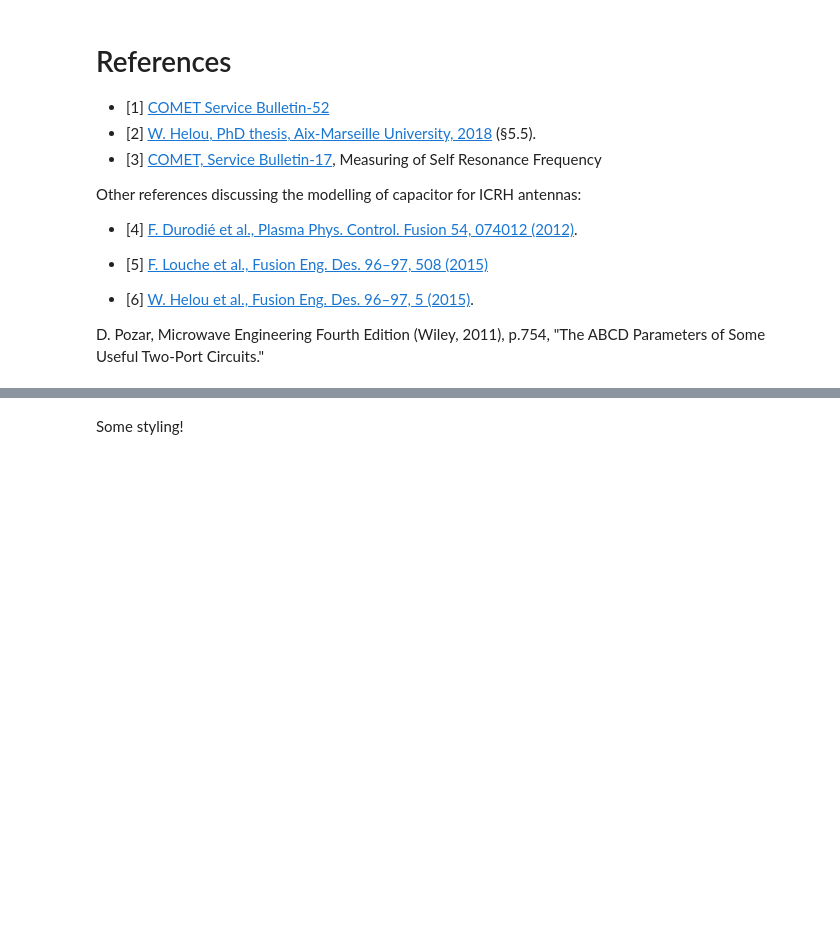
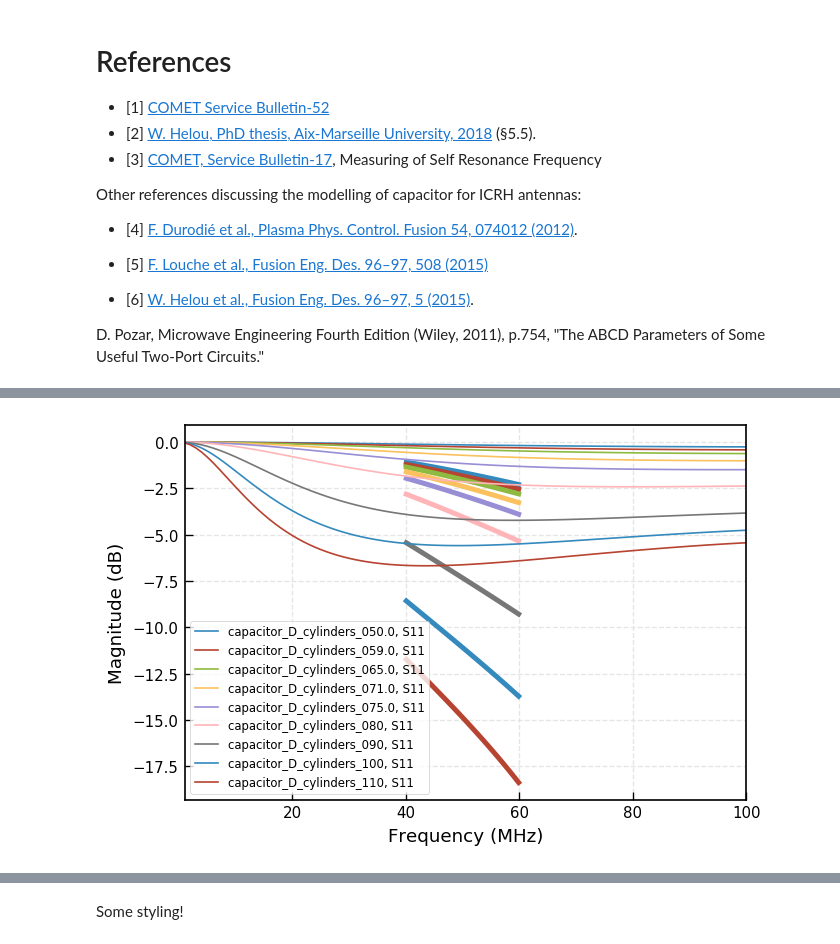
Before and after one commit to jhillairet/RFPPC2019, a Jupyter notebook: notebooks/WEST ICRH Antenna Capacitors.ipynb, the cells around one changed output, grey strips where cells are left out. Cells and saved outputs as stored; diff of their text form; code cells hidden in the pictures; blank space fills up the shorter version.

Commit message:
Added comparison at the end with simple RLC circuit

```diff
--- a/notebooks/WEST ICRH Antenna Capacitors.ipynb
+++ b/notebooks/WEST ICRH Antenna Capacitors.ipynb
@@ -336,0 +355,28 @@ D. Pozar, Microwave Engineering Fourth Edition (Wiley, 2011), p.754, "The ABCD P
+# %%
+def fit_capa_simple(X, ntw_ref):
+    ''' objective function to minimize '''
+    C, L = X
+    ntw = eq_capa_simple(C, L).interpolate(ntw_ref.frequency)
+    # residuals for real and imaginary parts of both S11 and S21
+    chi = np.r_[np.real(ntw.s[:,0,0])**2 - np.real(ntw_ref.s[:,0,0])**2,
+                np.imag(ntw.s[:,0,0])**2 - np.imag(ntw_ref.s[:,0,0])**2,
+                np.real(ntw.s[:,1,0])**2 - np.real(ntw_ref.s[:,1,0])**2,
+                np.imag(ntw.s[:,1,0])**2 - np.imag(ntw_ref.s[:,1,0])**2]
+    return chi
+# %%
+# frequency band in which fit the model
+f_band = '40-60 MHz'
+# initial guess
+X_0 = np.array([50, 24])
+# physical bounds: (min, max) values for (C, R, L, R1, C1, L1)
+bounds = np.c_[(10,300), (1, 1e2)]
+# lists to store the fitted results
+sols_simple, Cs_simple, Ls_simple = [], [], []
+# for all full-wave networks, extract the lumped model parameters C, R, L, R1, C1, L1
+for ntw_ref in tqdm(capas_set[f_band]):
+    sol = scipy.optimize.least_squares(fit_capa_simple, X_0,
+                                bounds=bounds, args=(ntw_ref,))
+
+    C, L = sol.x
+    sols_simple.append(sol.x); Cs_simple.append(C); Ls_simple.append(L)
+    print(f'''{ntw_ref.name}: C={C:.2f} pF, L={L:.2f} nH''')
@@ -336,0 +394,8 @@ D. Pozar, Microwave Engineering Fourth Edition (Wiley, 2011), p.754, "The ABCD P
+# %%
+# compare S11
+for (C, ntw_ref) in zip(sols, capas_set):
+    props = next(plt.gca()._get_lines.prop_cycler)  # same color for both
+    ntw_ref.plot_s_db(m=0, n=0, lw=1, c=props['color'])
+    eq_capa_simple(C, L=28)[f_band].plot_s_db(m=0, n=0, lw=3, c=props['color'], label=None)
+# %% [output]
+[figure, added]
```
Also changed, not shown: parts of 10 cells of this notebook, 1 other file.
